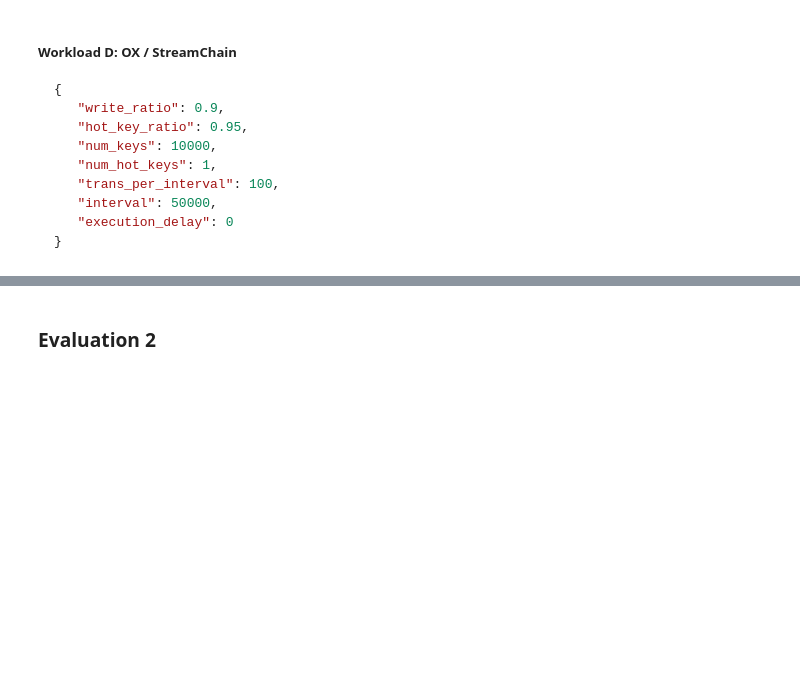
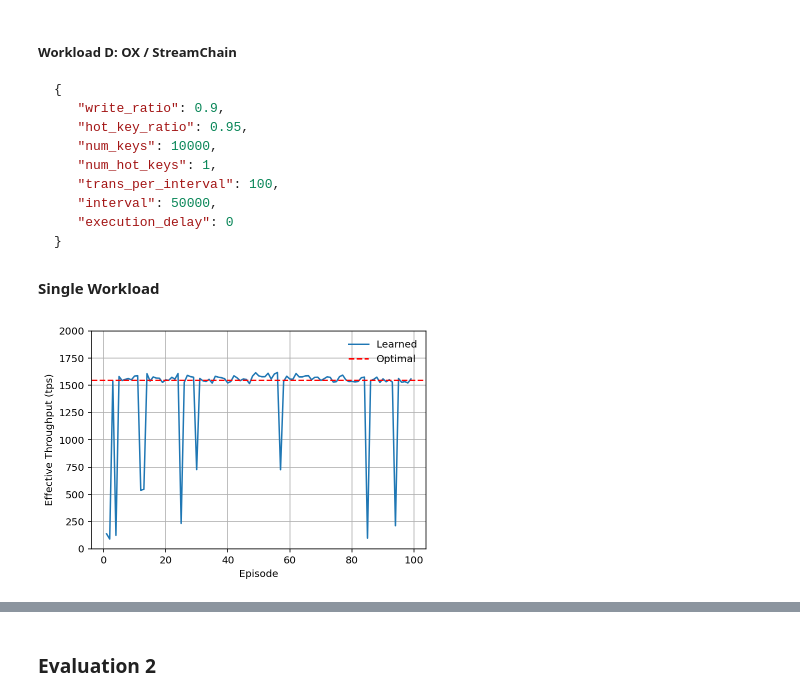
Before and after one commit to chenyuanwu/AdaChain, a Jupyter notebook: src/learning/evaluation.ipynb, the cells around one changed output, grey strips where cells are left out. Saved outputs shown, nothing was run; the diff lists cells and outputs as text; code cells hidden in the pictures; blank space fills up the shorter version.

````diff
--- a/src/learning/evaluation.ipynb
+++ b/src/learning/evaluation.ipynb
@@ -81,3 +101,9 @@ exp1_plot_throughput('ts_single_oxii.csv', 2000, 1450)
    "execution_delay": 0
 }
 ```
+# %% [markdown]
+**Single Workload**
+# %%
+exp1_plot_throughput('ts_single_ox.csv', 2000, 1550)
+# %% [output]
+[figure, added]
````
Also changed, not shown: parts of 9 cells of this notebook, 5 other files.
